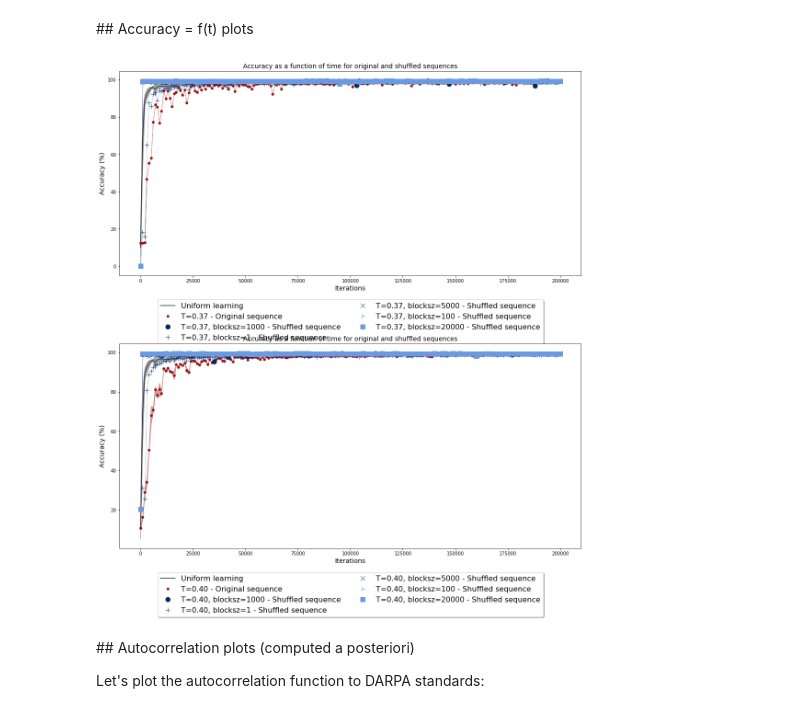
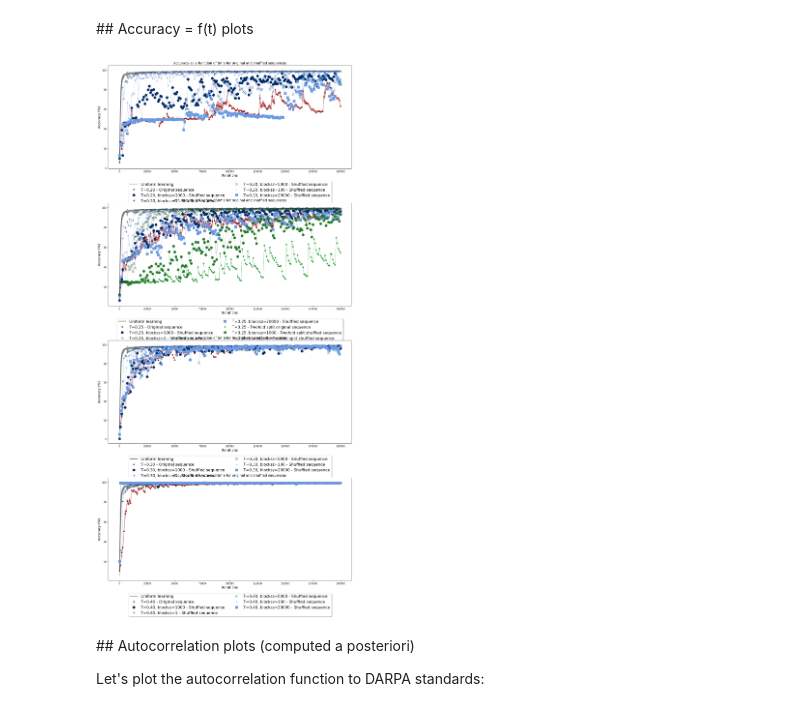
Before and after one commit to Brossollet-Antonin/Ultrametric-benchmark, a Jupyter notebook: notebooks/data_analysis_averages_MNIST.ipynb, the cells around one changed output. Saved outputs shown, nothing was run; the diff lists cells and outputs as text; code cells hidden in the pictures.

```diff
--- a/notebooks/data_analysis_averages_MNIST.ipynb
+++ b/notebooks/data_analysis_averages_MNIST.ipynb
@@ -42,9 +42,6 @@ import pdb
 import pickle
 %matplotlib inline
 # %%
-os.chdir(project_root+'/Results_Multi')
-
-
 dataroot = project_root+'/Results/1toM/' + dataset + '/' + nnarchi + '/' + 'temporal_correlation_length' + str(seq_length)+'_batches'+str(n_batches)
 if 'artificial' in dataset:
     dataroot += '_seqlen'+str(artificial_seq_len)+'_ratio'+str(linear_ratio_for_artificial_seq)
@@ -66,15 +63,27 @@ rs_unif = result_loader.ResultSet_1to1(
 rs_unif.load_analytics(load_shuffle=False)
 
 
-# dataroot = project_root+'/Results/' + dataset + '/' + nnarchi + '/' + 'twofold_split_length' + str(seq_length)+'_batches'+str(n_batches)
-# if 'artificial' in dataset:
-#     dataroot += '_seqlen'+str(artificial_seq_len)+'_ratio'+str(linear_ratio_for_artificial_seq)
+dataroot = project_root+'/Results/1toM/' + dataset + '/' + nnarchi + '/' + 'twofold_split_length' + str(seq_length)+'_batches'+str(n_batches)
+if 'artificial' in dataset:
+    dataroot += '_seqlen'+str(artificial_seq_len)+'_ratio'+str(linear_ratio_for_artificial_seq)
 
-# rs_tfs = ResultSet(
+rs_tfs_20k = result_loader.ResultSet_1toM(
+    dataroot,
+    datapaths['1toM'][dataset][nnarchi]['twofold_split'][(0.05, 200000, 20000)]
+)
+rs_tfs_20k.load_analytics()
+
+rs_tfs_40k = result_loader.ResultSet_1toM(
+    dataroot,
+    datapaths['1toM'][dataset][nnarchi]['twofold_split'][(0.05, 200000, 40000)]
+)
+rs_tfs_40k.load_analytics()
+
+# rs_tfs_100k = result_loader.ResultSet_1toM(
 #     dataroot,
-#     datapaths[(dataset, nnarchi, 'twofold_split', 'ratio_'+str(linear_ratio_for_artificial_seq))]
+#     datapaths['1toM'][dataset][nnarchi]['twofold_split'][(0.05, 200000, 100000)]
 # )
-# rs_tfs.load_analytics()
+# rs_tfs_100k.load_analytics()
 # %% [output]
 load_data set to False. Data sequences not loaded.
 load_atc set to False. Autocorrelations not loaded.
@@ -92,16 +119,22 @@ rs.lbl_history([0.4])
 ## Accuracy = f(t) plots
 # %%
 result_loader.get_acc(
-    T_list = [0.37, 0.4],
+    T_list = [0.2, 0.25, 0.3, 0.4],
     acc_temp_orig = rs.var_acc_orig,
     acc_temp_shuffled = {
-        0.37: {block_sz: rs.var_acc_shfl[0.37][block_sz] for block_sz in rs.block_sizes},
+        0.2: {block_sz: rs.var_acc_shfl[0.2][block_sz] for block_sz in rs.block_sizes},
+        0.25: {block_sz: rs.var_acc_shfl[0.25][block_sz] for block_sz in rs.block_sizes},
+        0.3: {block_sz: rs.var_acc_shfl[0.3][block_sz] for block_sz in rs.block_sizes},
         0.4: {block_sz: rs.var_acc_shfl[0.4][block_sz] for block_sz in rs.block_sizes}
     },
-    acc_unif = [v for v in rs_unif.var_acc_orig.values()][0]
+    acc_unif = [v for v in rs_unif.var_acc_orig.values()][0],
+    acc_twofold_orig = rs_tfs_20k.var_acc_orig,
+    acc_twofold_shuffled = {
+        0.25: {block_sz: rs_tfs_20k.var_acc_shfl[0.25][block_sz] for block_sz in [1, 100, 1000]}
+    }
 )
 # %% [output]
-[figure, old version]
+[figure, new version]
 # %% [markdown]
 ## Autocorrelation plots (computed a posteriori)
 
```
Also changed, not shown: parts of 5 cells of this notebook, 3 other files.
